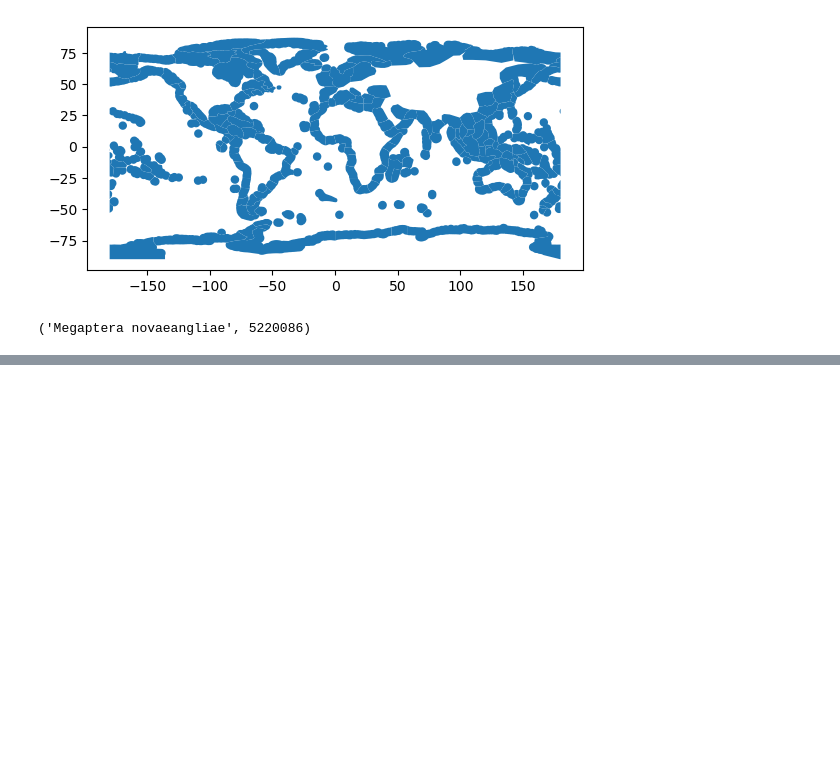
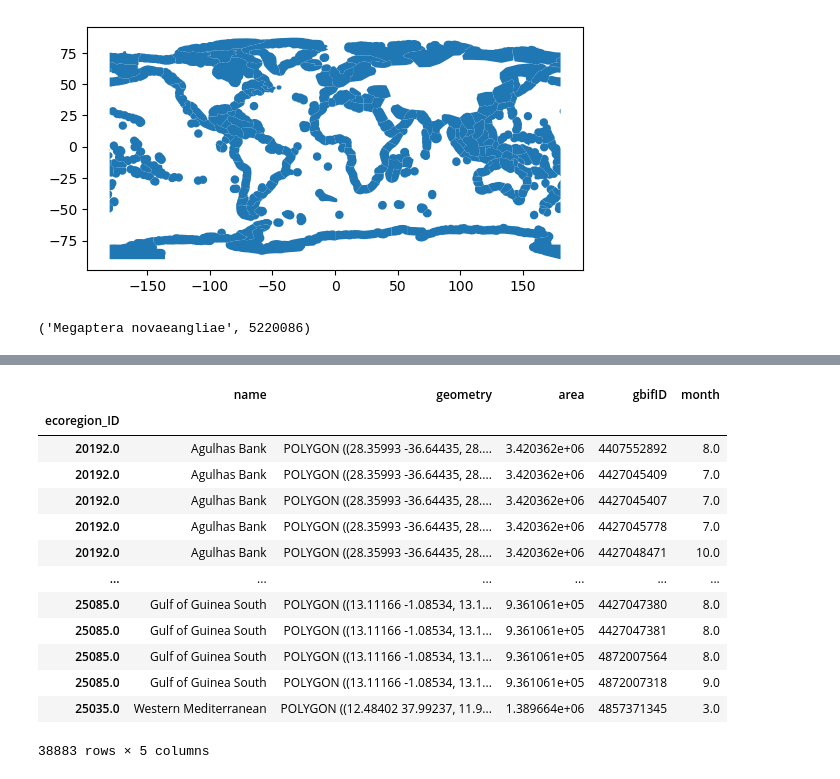
Before and after one commit to earthlab-education/species-distribution-coding-challenge-allenmoench, a Jupyter notebook: notebooks/whale-migration.ipynb, the cells around one changed output, grey strips where cells are left out. Cells and saved outputs as stored; diff of their text form; code cells hidden in the pictures; blank space fills up the shorter version.

```diff
--- a/notebooks/whale-migration.ipynb
+++ b/notebooks/whale-migration.ipynb
@@ -206,0 +235,12 @@ ParserError: Error tokenizing data. C error: Expected 1 fields in line 11, saw 3
+# %%
+gbif_gdf = (
+    gpd.GeoDataFrame(
+        gbif_df,
+        geometry=gpd.points_from_xy(
+            gbif_df.decimalLongitude,
+            gbif_df.decimalLatitude),
+        crs="EPSG:4326")
+    # Select the desired columns
+    [['month', 'geometry']]
+)
+gbif_gdf
@@ -206,0 +267,27 @@ ParserError: Error tokenizing data. C error: Expected 1 fields in line 11, saw 3
+# %%
+gbif_ecoregion_gdf = (
+    eco_gdf
+    # Match the CRS of the GBIF data and the ecoregions
+     .to_crs(gbif_gdf.crs)
+    # Find ecoregion for each observation
+    .sjoin(
+        gbif_gdf,
+        how='inner',
+        predicate='contains')
+)
+gbif_ecoregion_gdf
+# %% [output]
+|  | name | geometry | area | gbifID | month |
+| ecoregion_ID |  |  |  |  |  |
+| 20192.0 | Agulhas Bank | POLYGON ((28.35993 -36.64435, 28.... | 3.420362e+06 | 4407552892 | 8.0 |
+| 20192.0 | Agulhas Bank | POLYGON ((28.35993 -36.64435, 28.... | 3.420362e+06 | 4427045409 | 7.0 |
+| 20192.0 | Agulhas Bank | POLYGON ((28.35993 -36.64435, 28.... | 3.420362e+06 | 4427045407 | 7.0 |
+| 20192.0 | Agulhas Bank | POLYGON ((28.35993 -36.64435, 28.... | 3.420362e+06 | 4427045778 | 7.0 |
+| 20192.0 | Agulhas Bank | POLYGON ((28.35993 -36.64435, 28.... | 3.420362e+06 | 4427048471 | 10.0 |
+| ... | ... | ... | ... | ... | ... |
+| 25085.0 | Gulf of Guinea South | POLYGON ((13.11166 -1.08534, 13.1... | 9.361061e+05 | 4427047380 | 8.0 |
+| 25085.0 | Gulf of Guinea South | POLYGON ((13.11166 -1.08534, 13.1... | 9.361061e+05 | 4427047381 | 8.0 |
+| 25085.0 | Gulf of Guinea South | POLYGON ((13.11166 -1.08534, 13.1... | 9.361061e+05 | 4872007564 | 8.0 |
+| 25085.0 | Gulf of Guinea South | POLYGON ((13.11166 -1.08534, 13.1... | 9.361061e+05 | 4872007318 | 9.0 |
+| 25035.0 | Western Mediterranean | POLYGON ((12.48402 37.99237, 11.9... | 1.389664e+06 | 4857371345 | 3.0 |
+38883 rows × 5 columns
```
Also changed, not shown: parts of 11 cells of this notebook, 1 other file.
